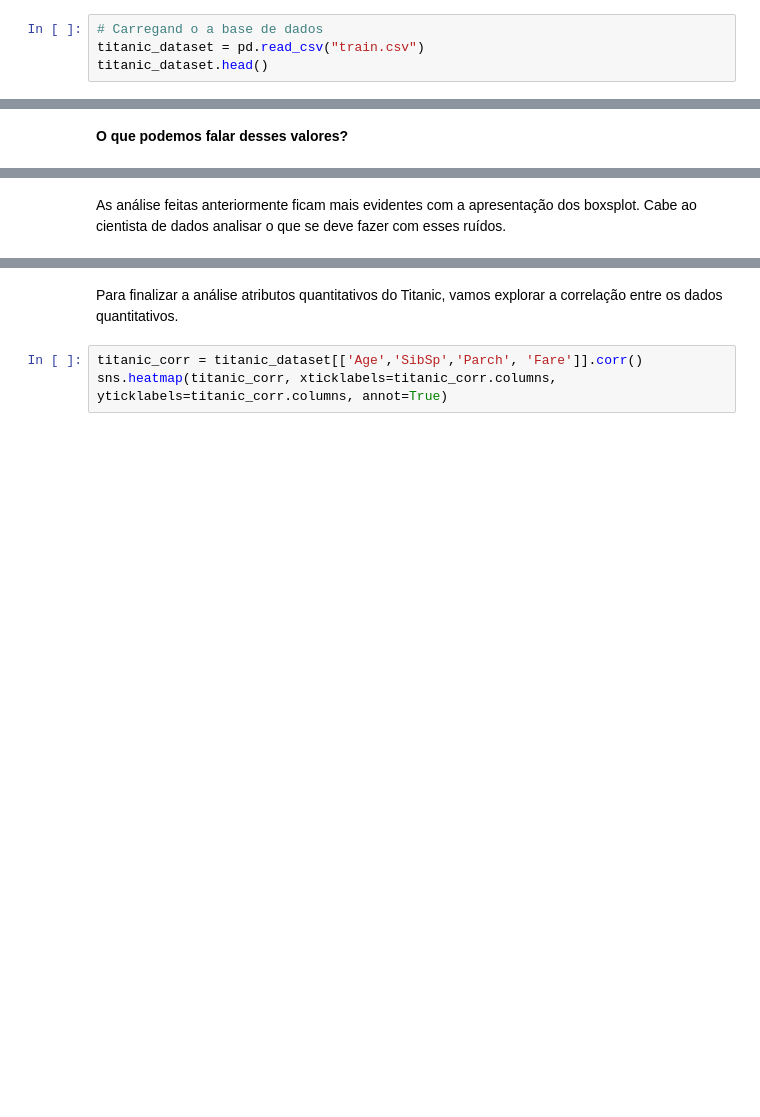
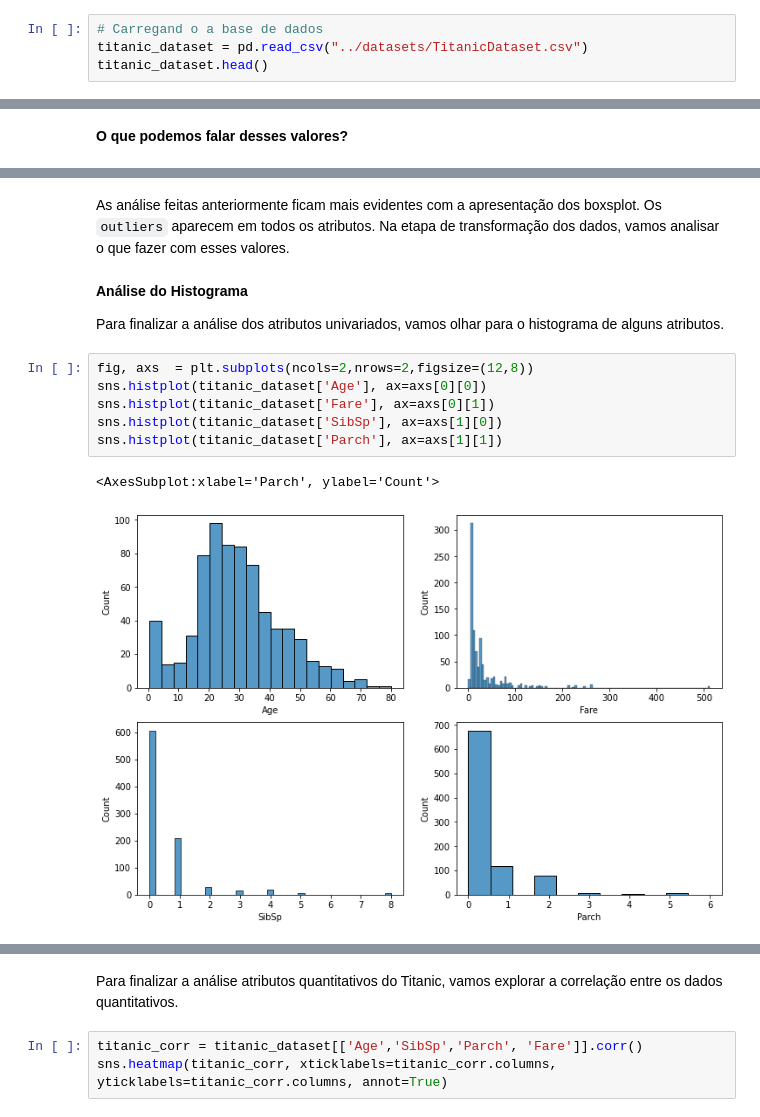
Before and after one commit to adolfoguimaraes/datascience, a Jupyter notebook: code/01_laboratorio_analise_de_dados.ipynb, the cells around one changed output, grey strips where cells are left out. Saved outputs shown, nothing was run; the diff lists cells and outputs as text; blank space fills up the shorter version.

```diff
--- a/code/01_laboratorio_analise_de_dados.ipynb
+++ b/code/01_laboratorio_analise_de_dados.ipynb
@@ -215,7 +289,7 @@ Um passo importante antes de trabalhar com qualquer base é identificar o que si
 Vamos carregar a base em um DataFrame para começar os trabalhos.
 # %%
 # Carregand o a base de dados
-titanic_dataset = pd.read_csv("train.csv")
+titanic_dataset = pd.read_csv("../datasets/TitanicDataset.csv")
 titanic_dataset.head()
 # %% [output]
 |  | PassengerId | Survived | Pclass | Name | Sex | Age | SibSp | Parch | Ticket | Fare | ... |
@@ -349,3 +440,16 @@ sns.boxplot(data=titanic_dataset, y="Parch", ax=axs[1][1])
 [figure]
 # %% [markdown]
-As análise feitas anteriormente ficam mais evidentes com a apresentação dos boxsplot. Cabe ao cientista de dados analisar o que se deve fazer com esses ruídos.
+As análise feitas anteriormente ficam mais evidentes com a apresentação dos boxsplot. Os `outliers` aparecem em todos os atributos. Na etapa de transformação dos dados, vamos analisar o que fazer com esses valores.
+# %% [markdown]
+**Análise do Histograma**
+
+Para finalizar a análise dos atributos univariados, vamos olhar para o histograma de alguns atributos.
+# %%
+fig, axs  = plt.subplots(ncols=2,nrows=2,figsize=(12,8))
+sns.histplot(titanic_dataset['Age'], ax=axs[0][0])
+sns.histplot(titanic_dataset['Fare'], ax=axs[0][1])
+sns.histplot(titanic_dataset['SibSp'], ax=axs[1][0])
+sns.histplot(titanic_dataset['Parch'], ax=axs[1][1])
+# %% [output]
+<AxesSubplot:xlabel='Parch', ylabel='Count'>
+[figure, added]
```
Also changed, not shown: parts of 103 cells of this notebook, 1 other file.
